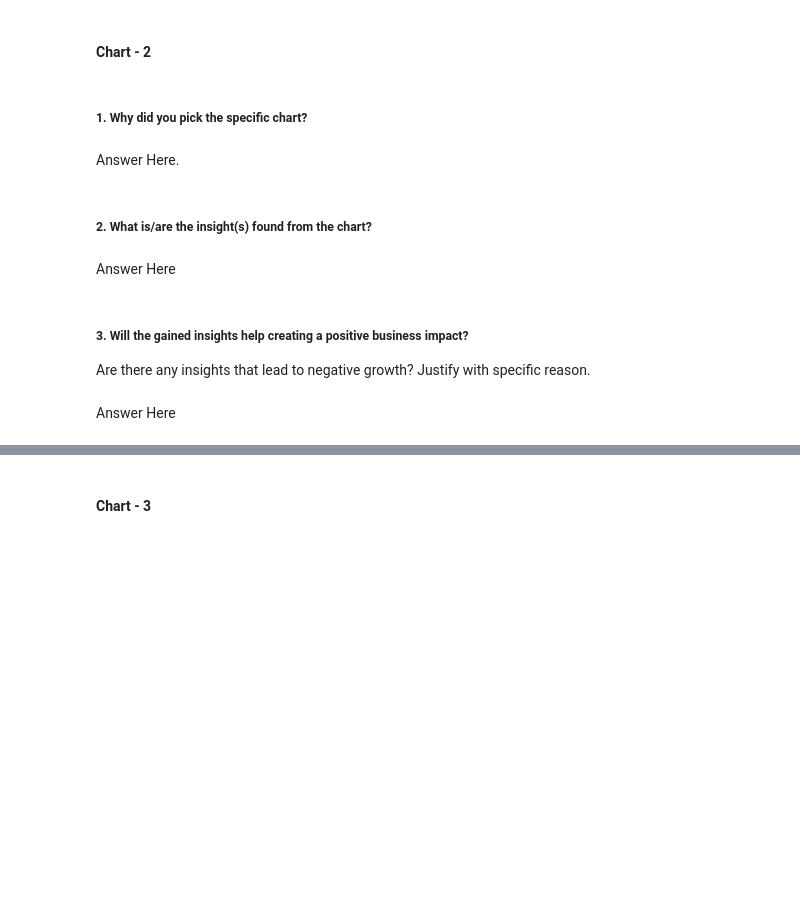
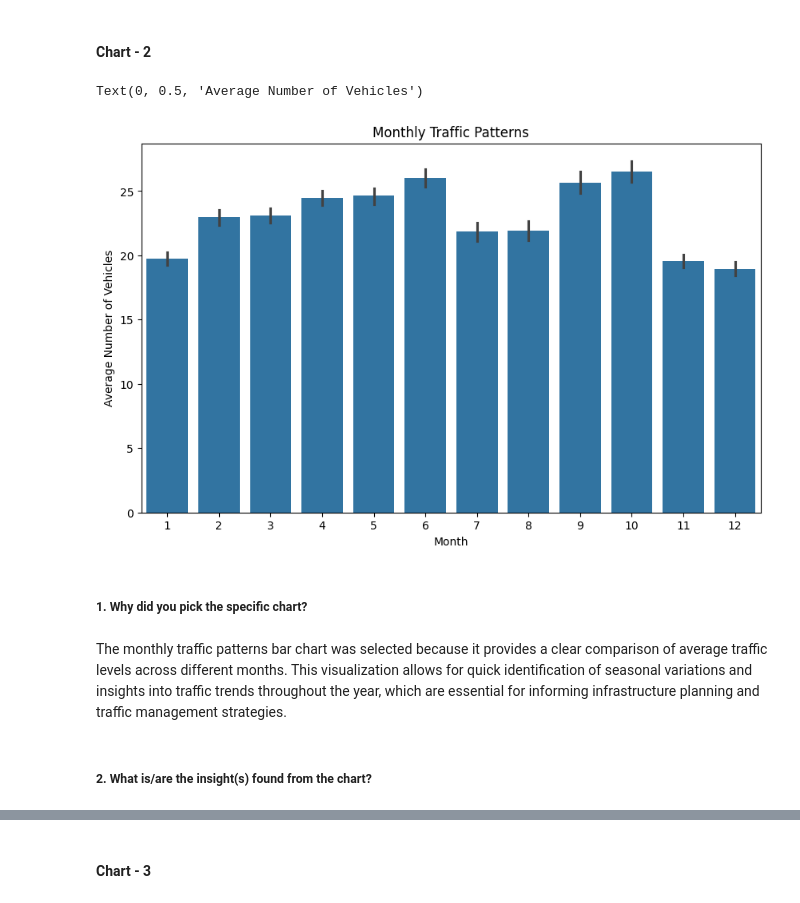
Before and after one commit to Mostaqul143/Upskill-Campas, a Jupyter notebook: Traffic Prediction.ipynb, the cells around one changed output, grey strips where cells are left out. Saved outputs shown, nothing was run; the diff lists cells and outputs as text; code cells hidden in the pictures; blank space fills up the shorter version.

```diff
--- a/Traffic Prediction.ipynb
+++ b/Traffic Prediction.ipynb
@@ -335,13 +330,18 @@ Answer Here
+# %%
+# Monthly Traffic Patterns (Bar plot)
+
+plt.figure(figsize=(10, 6))
+bar_plot = sns.barplot(data=train_df, x='Month', y='Vehicles')
+plt.title('Monthly Traffic Patterns')
+plt.xlabel('Month')
+plt.ylabel('Average Number of Vehicles')
+# %% [output]
+Text(0, 0.5, 'Average Number of Vehicles')
+[figure, added]
 # %% [markdown]
 ##### 1. Why did you pick the specific chart?
-# %% [markdown]
-Answer Here.
+# %% [markdown]
+
+The monthly traffic patterns bar chart was selected because it provides a clear comparison of average traffic levels across different months. This visualization allows for quick identification of seasonal variations and insights into traffic trends throughout the year, which are essential for informing infrastructure planning and traffic management strategies.
 # %% [markdown]
 ##### 2. What is/are the insight(s) found from the chart?
-# %% [markdown]
-Answer Here
-# %% [markdown]
-##### 3. Will the gained insights help creating a positive business impact?
-Are there any insights that lead to negative growth? Justify with specific reason.
-# %% [markdown]
-Answer Here
```
Also changed, not shown: parts of 213 cells of this notebook.
